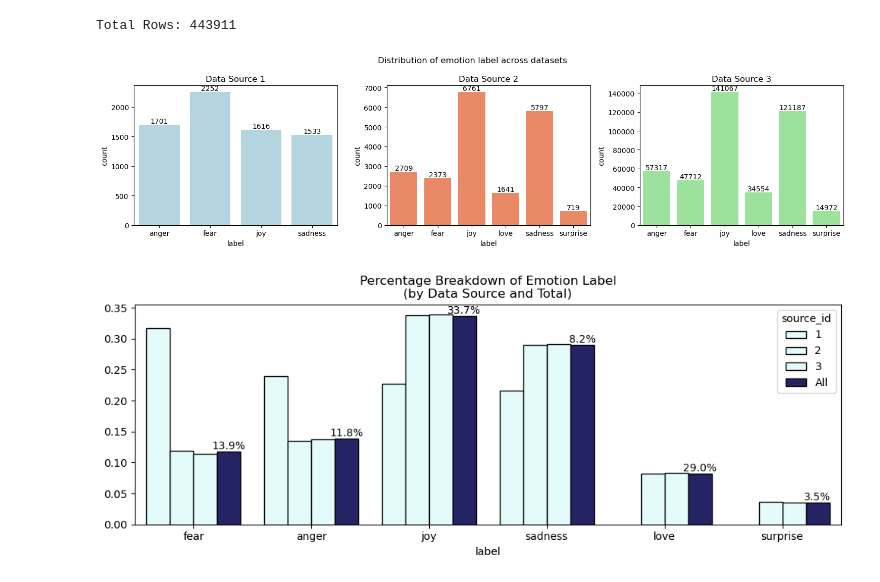
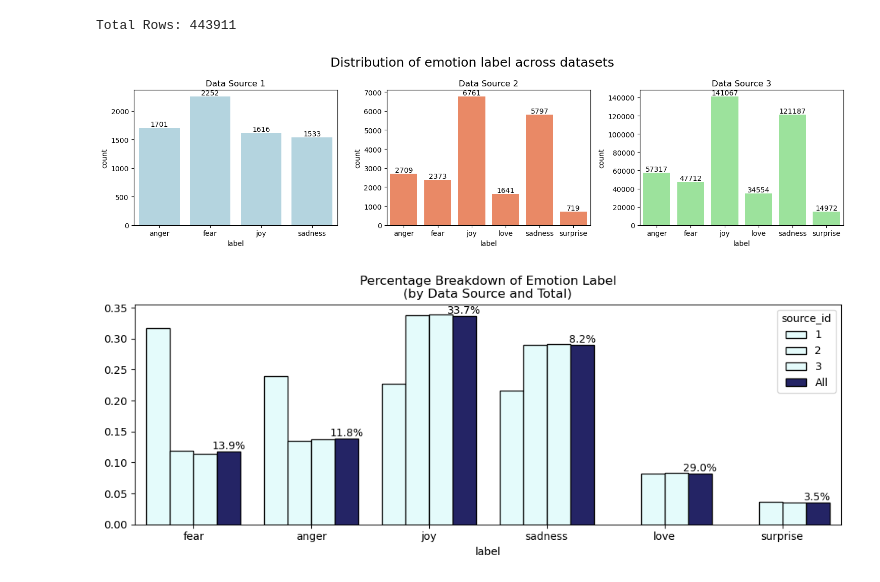
Before and after one commit to garimasc/emotional_classification, a Jupyter notebook: nb/generate_data.ipynb, the cells around one changed output. Drawn from its saved outputs; the diff is of its cells as text; code cells hidden in the pictures.

```diff
--- a/nb/generate_data.ipynb
+++ b/nb/generate_data.ipynb
@@ -80,28 +80,29 @@ print("Total Rows: " + str(data.shape[0]))
 Total Rows: 443911
 # %%
 fig, axs = plt.subplots(figsize = (15,4), ncols= 3)
-plt.suptitle("Distribution of emotion label across datasets")
+plt.suptitle("Distribution of emotion label across datasets", fontsize= 18)
 
 emotions_order = ['anger', 'fear', 'joy', 'love', 'sadness', 'surprise']
 
 val_count_1 = data_1['label'].value_counts(normalize= False, ascending= False).reindex(emotions_order).dropna()
 sns.countplot(data= data_1, x= "label", color= "lightblue", order= val_count_1.index.tolist(), ax= axs[0]);
 axs[0].bar_label(container= axs[0].containers[0], labels= [str(int(nn)) for nn in val_count_1])
 axs[0].set_title("Data Source 1");
 
 val_count_2 = data_2['label'].value_counts(normalize= False, ascending= False).reindex(emotions_order).dropna()
 sns.countplot(data= data_2, x= "label", color= "coral", order= val_count_2.index.tolist(), ax= axs[1]);
 axs[1].bar_label(container= axs[1].containers[0], labels= [str(int(nn)) for nn in val_count_2])
 axs[1].set_title("Data Source 2");
 
 val_count_3 = data_3['label'].value_counts(normalize= False, ascending= False).reindex(emotions_order).dropna()
 sns.countplot(data= data_3, x= "label", color= "lightgreen", order= val_count_3.index.tolist(), ax= axs[2]);
 axs[2].bar_label(container= axs[2].containers[0], labels= [str(int(nn)) for nn in val_count_3])
 axs[2].set_title("Data Source 3");
 
 plt.tight_layout()
+fig.savefig("images/data_by_source.png")
 # %% [output]
-[figure, old version]
+[figure, new version]
 # %%
 dt_pct = data['label'].groupby(data['source_id']).value_counts(normalize= True).reset_index()
 dt_pct = pd.concat([dt_pct, data['label'].value_counts(normalize= True).reset_index().eval('source_id = 999')])
```
Also changed, not shown: parts of 3 cells of this notebook, 5 other files.
